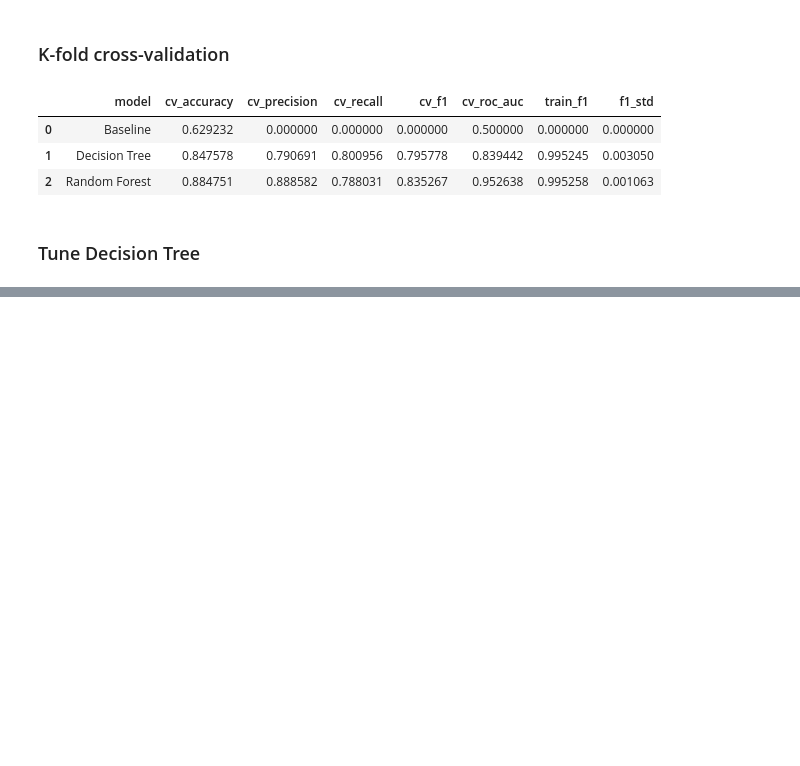
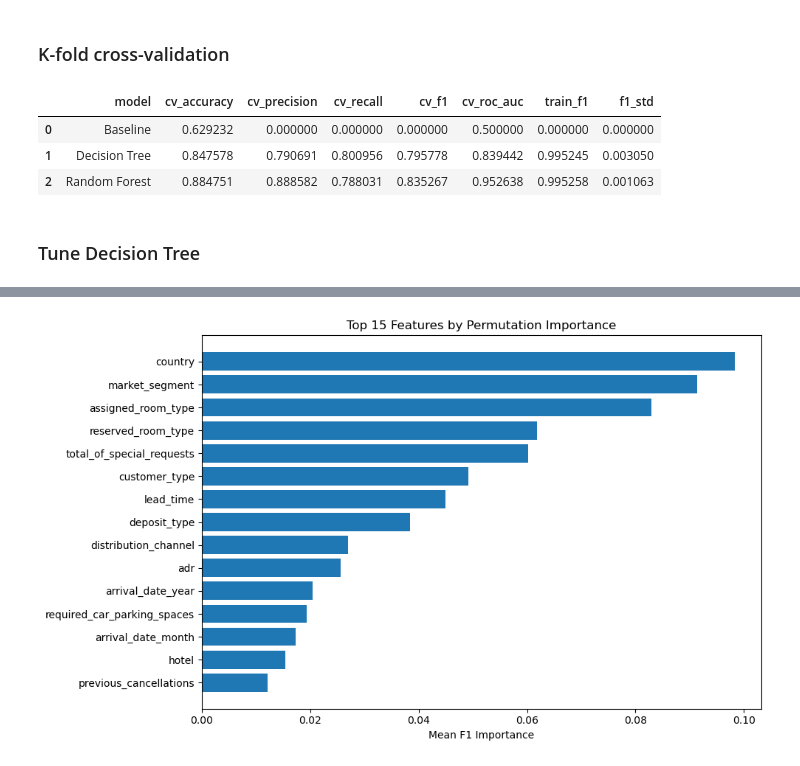
Before and after one commit to srimangithubin/Hotel_cancellation_using_Decision_Tree_and_Random_Forest, a Jupyter notebook: notebooks/02_model_experiments.ipynb, the cells around one changed output, grey strips where cells are left out. Drawn from its saved outputs; the diff is of its cells as text; code cells hidden in the pictures; blank space fills up the shorter version.

```diff
--- a/notebooks/02_model_experiments.ipynb
+++ b/notebooks/02_model_experiments.ipynb
@@ -347,0 +504,18 @@ TypeError: RandomizedSearchCV.__init__() got an unexpected keyword argument 'esi
+# %%
+importance = permutation_importance(
+    best_model,
+    X_test,
+    y_test,
+    n_repeats=5,
+    random_state=RANDOM_STATE,
+    scoring='f1',
+    n_jobs=-1
+)
+
+importance_df = pd.DataFrame({
+    'feature': X_test.columns,
+    'importance_mean' : importance.importances_mean,
+    'importance_std' : importance.importances_std
+
+}).sort_values(by='importance_mean', ascending=False)
+(importance_df.head(10))
@@ -347,0 +536,13 @@ TypeError: RandomizedSearchCV.__init__() got an unexpected keyword argument 'esi
+# %%
+top_features = importance_df.head(15)
+
+plt.figure(figsize=(10, 6))
+plt.barh(top_features["feature"], top_features["importance_mean"])
+plt.gca().invert_yaxis()
+plt.title("Top 15 Features by Permutation Importance")
+plt.xlabel("Mean F1 Importance")
+plt.tight_layout()
+plt.savefig(IMAGE_DIR / "feature_importance.png")
+plt.show()
+# %% [output]
+[figure, added]
```
Also changed, not shown: parts of 20 cells of this notebook.
